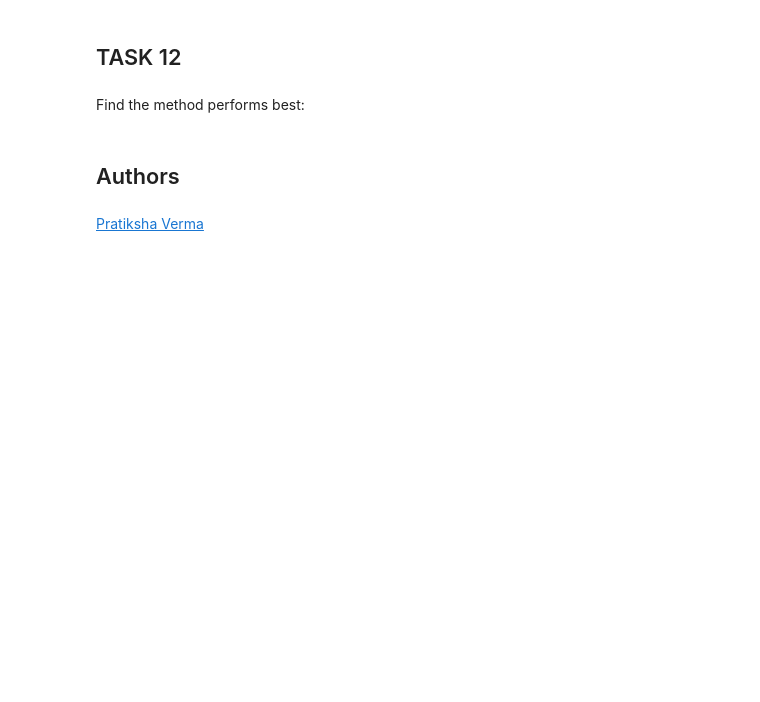
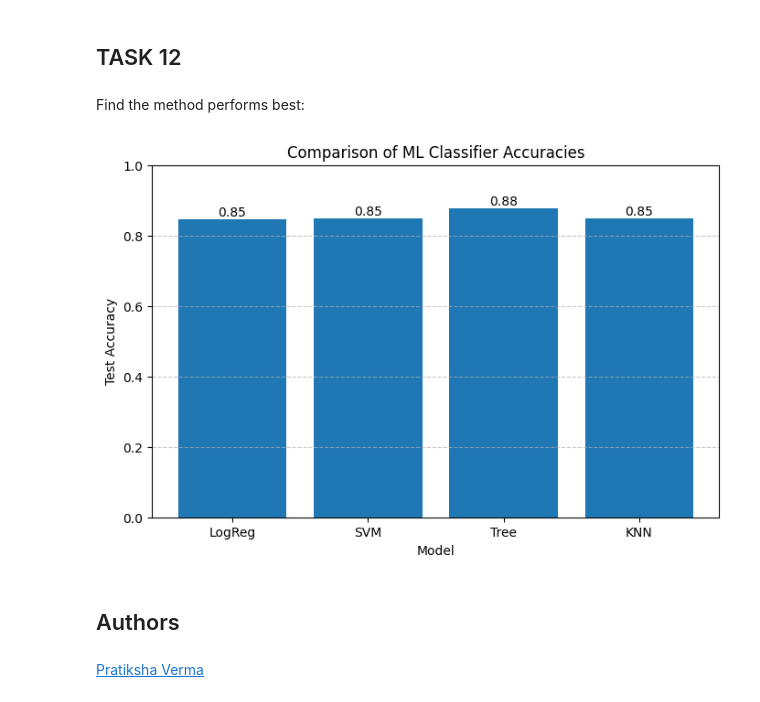
Before and after one commit to DaThrawn/Data-Science-Capstone, a Jupyter notebook: SpaceX_Machine Learning Prediction_Part_5.ipynb, the cells around one changed output. Drawn from its saved outputs; the diff is of its cells as text; code cells hidden in the pictures; blank space fills up the shorter version.

```diff
--- a/SpaceX_Machine Learning Prediction_Part_5.ipynb
+++ b/SpaceX_Machine Learning Prediction_Part_5.ipynb
@@ -346,6 +379,26 @@ plot_confusion_matrix(Y_test,yhat)
 ## TASK  12
 # %% [markdown]
 Find the method performs best:
+# %%
+model_labels = ['LogReg', 'SVM', 'Tree', 'KNN']
+#accuracies = [test_accuracy_logreg, test_accuracy_svm, test_accuracy_tree, test_accuracy_knn]
+accuracies = [logreg_cv.best_score_, svm_cv.best_score_, tree_cv.best_score_, knn_cv.best_score_]
+
+plt.figure(figsize=(8, 5))
+plt.bar(model_labels, accuracies)
+plt.title('Comparison of ML Classifier Accuracies')
+plt.xlabel('Model')
+plt.ylabel('Test Accuracy')
+plt.ylim(0, 1)
+plt.grid(axis='y', linestyle='--', alpha=0.7)
+
+# Display the accuracy values on top of each bar
+for i, acc in enumerate(accuracies):
+    plt.text(i, acc + 0.01, f'{acc:.2f}', ha='center')
+
+plt.show()
+# %% [output]
+[figure, added]
 # %% [markdown]
 ## Authors
 # %% [markdown]
```
Also changed, not shown: parts of 5 cells of this notebook.
